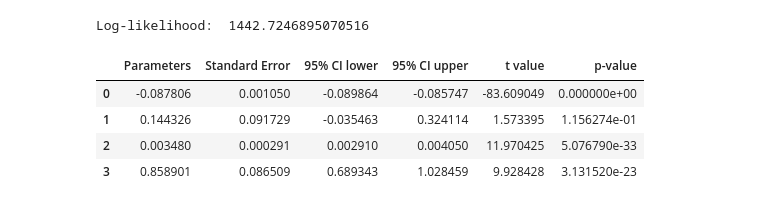
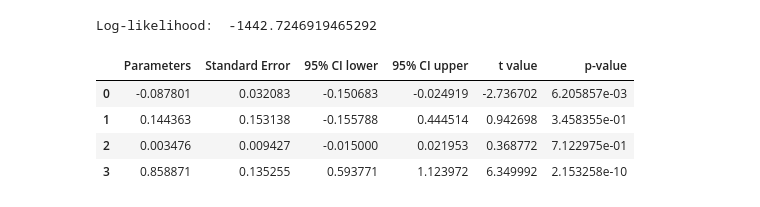
Before and after one commit to NemesiP/volatility-forecasting, a Jupyter notebook: Examples/GARCH_std_err.ipynb, the cells around one changed output. Saved outputs shown, nothing was run; the diff lists cells and outputs as text; code cells hidden in the pictures.

```diff
--- a/Examples/GARCH_std_err.ipynb
+++ b/Examples/GARCH_std_err.ipynb
@@ -47,7 +47,7 @@ def garch_filter(params, returns):
         if i == 0:
             sigma2[i] = un_var
         else:
-            sigma2[i] = np.dot(un_var, (1 - params[2] - params[3])) + np.dot((1 - params[3] - params[1] / un_var), (returns[i-1] - params[0]) ** 2) + np.dot((1 - params[2] - params[1] / un_var), sigma2[i - 1])
+            sigma2[i] = np.dot(un_var, (1 - params[2] - params[3])) + np.dot(params[2], (returns[i-1] - params[0]) ** 2) + np.dot(params[3], sigma2[i - 1])
     return sigma2
 
 def normal_loglikelihood(params, returns):
@@ -83,11 +75,18 @@ lower = params - 1.96 * se
 # %%
-table = pd.DataFrame(data = {'Parameters': params, 'Standard Error': se, '95% CI lower': lower, '95% CI upper': upper, 't value': params/se, 'p-value': stats.norm.sf(np.abs(params/se)) * 2})
-print('Log-likelihood: ', opt.fun*len(returns))
-display(table)
+params = transform_back(opt.x, restrictions)
+
+grad = gradient(opt.x, restrictions)
+variance = opt.hess_inv.todense() / len(returns)
+high = params + 1.96 * np.multiply(np.sqrt(np.diagonal(variance)), grad)
+low = params - 1.96 * np.multiply(np.sqrt(np.diagonal(variance)), grad)
+
+table2 = pd.DataFrame(data = {'Parameters': params, 'Standard Error': np.multiply(np.sqrt(np.diagonal(variance)), grad), '95% CI lower': low, '95% CI upper': high, 't value': params/np.multiply(np.sqrt(np.diagonal(variance)), grad), 'p-value': stats.norm.sf(np.abs(params/np.multiply(np.sqrt(np.diagonal(variance)), grad))) * 2})
+print('Log-likelihood: ', -opt.fun*len(returns), '\n')
+display(table2)
 # %% [output]
-Log-likelihood:  1442.7246895070516
+Log-likelihood:  -1442.7246919465292
 |  | Parameters | Standard Error | 95% CI lower | 95% CI upper | t value | p-value |
-| 0 | -0.087806 | 0.001050 | -0.089864 | -0.085747 | -83.609049 | 0.000000e+00 |
-| 1 | 0.144326 | 0.091729 | -0.035463 | 0.324114 | 1.573395 | 1.156274e-01 |
-| 2 | 0.003480 | 0.000291 | 0.002910 | 0.004050 | 11.970425 | 5.076790e-33 |
-| 3 | 0.858901 | 0.086509 | 0.689343 | 1.028459 | 9.928428 | 3.131520e-23 |
+| 0 | -0.087801 | 0.032083 | -0.150683 | -0.024919 | -2.736702 | 6.205857e-03 |
+| 1 | 0.144363 | 0.153138 | -0.155788 | 0.444514 | 0.942698 | 3.458355e-01 |
+| 2 | 0.003476 | 0.009427 | -0.015000 | 0.021953 | 0.368772 | 7.122975e-01 |
+| 3 | 0.858871 | 0.135255 | 0.593771 | 1.123972 | 6.349992 | 2.153258e-10 |
```
Also changed, not shown: parts of 9 cells of this notebook, 2 other files.
